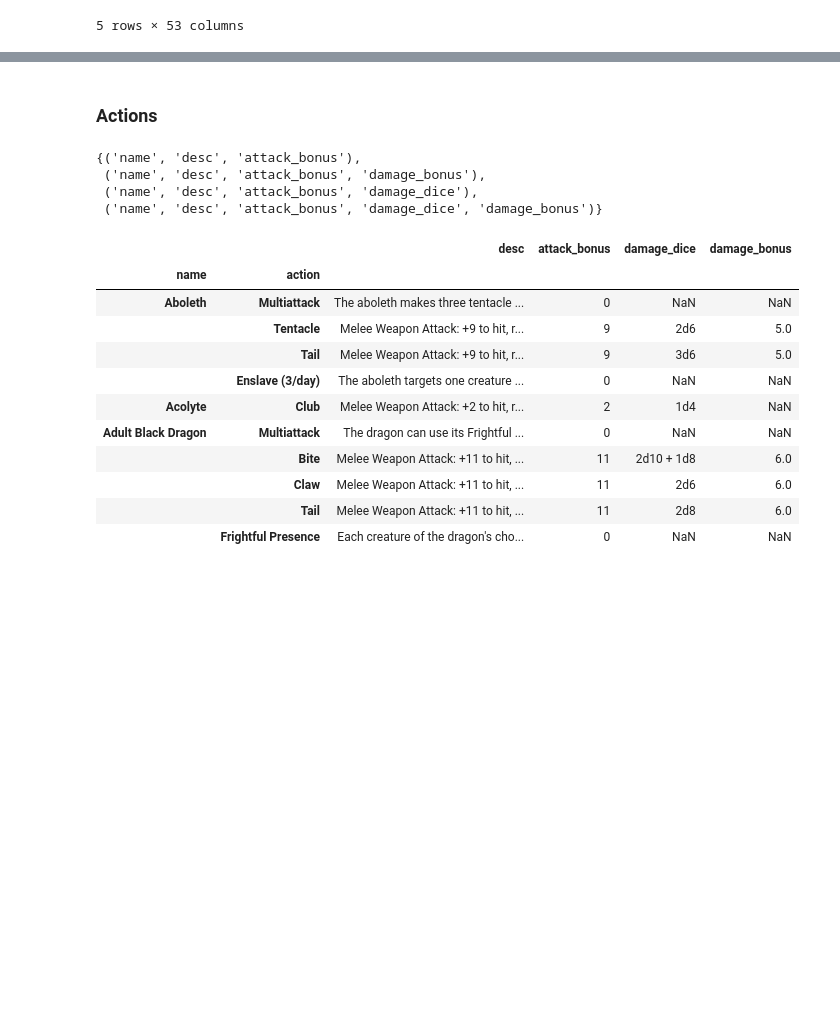
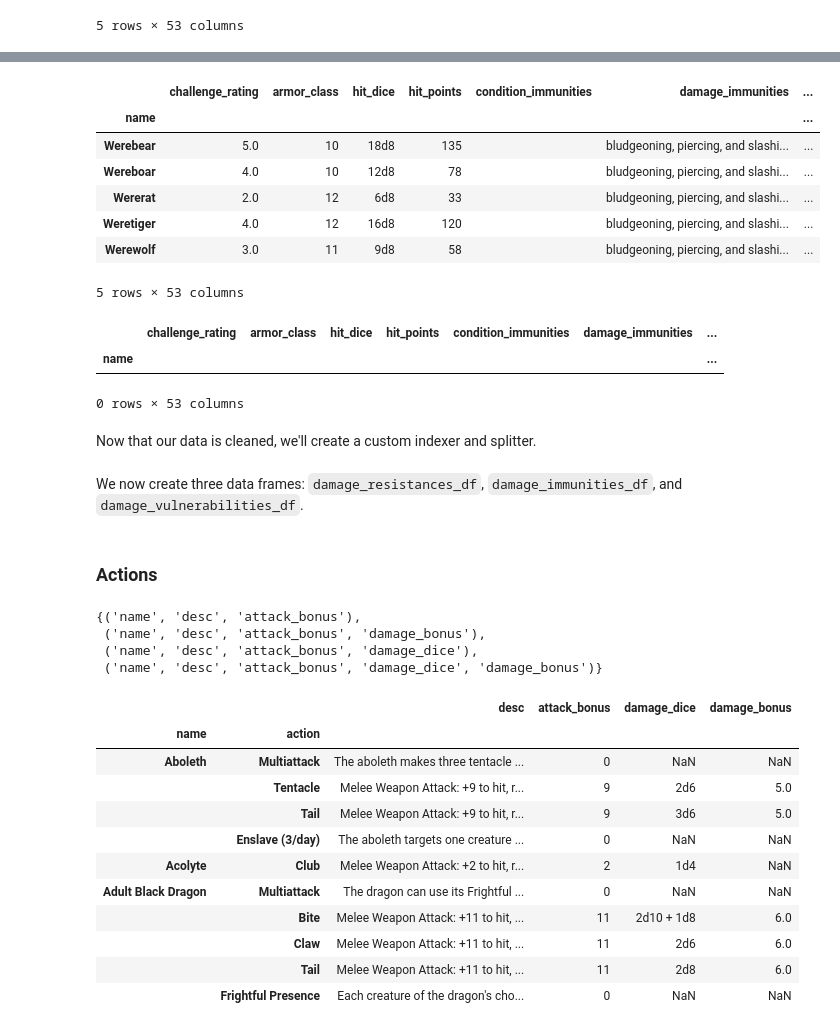
Before and after one commit to wisygig/cr, a Jupyter notebook: 0. Load and clean data.ipynb, the cells around one changed output, grey strips where cells are left out. Saved outputs shown, nothing was run; the diff lists cells and outputs as text; code cells hidden in the pictures; blank space fills up the shorter version.

```diff
--- a/0. Load and clean data.ipynb
+++ b/0. Load and clean data.ipynb
@@ -506,0 +537,3 @@ def make_sub_df(x, columns=None, rename=None, index=None):
+# %%
+monster_df.loc['Doppelganger', 'condition_immunities'] = 'charmed'
+monster_df.loc['Doppelganger', 'damage_immunities'] = ''
@@ -506,0 +567,17 @@ def make_sub_df(x, columns=None, rename=None, index=None):
+# %%
+monster_df[monster_df['damage_immunities'].str.contains('damage')]
+# %% [output]
+|  | challenge_rating | armor_class | hit_dice | hit_points | condition_immunities | damage_immunities | ... |
+| name |  |  |  |  |  |  | ... |
+| Werebear | 5.0 | 10 | 18d8 | 135 |  | bludgeoning, piercing, and slashi... | ... |
+| Wereboar | 4.0 | 10 | 12d8 | 78 |  | bludgeoning, piercing, and slashi... | ... |
+| Wererat | 2.0 | 12 | 6d8 | 33 |  | bludgeoning, piercing, and slashi... | ... |
+| Weretiger | 4.0 | 12 | 16d8 | 120 |  | bludgeoning, piercing, and slashi... | ... |
+| Werewolf | 3.0 | 11 | 9d8 | 58 |  | bludgeoning, piercing, and slashi... | ... |
+5 rows × 53 columns
+# %%
+monster_df[monster_df.damage_resistances.str.contains("attacks that aren't silvered")]
+# %% [output]
+|  | challenge_rating | armor_class | hit_dice | hit_points | condition_immunities | damage_immunities | ... |
+| name |  |  |  |  |  |  | ... |
+0 rows × 53 columns
@@ -506,0 +591,2 @@ def make_sub_df(x, columns=None, rename=None, index=None):
+# %% [markdown]
+Now that our data is cleaned, we'll create a custom indexer and splitter.
@@ -506,0 +628,2 @@ def make_sub_df(x, columns=None, rename=None, index=None):
+# %% [markdown]
+We now create three data frames: `damage_resistances_df`, `damage_immunities_df`, and `damage_vulnerabilities_df`.
```
Also changed, not shown: parts of 36 cells of this notebook.
